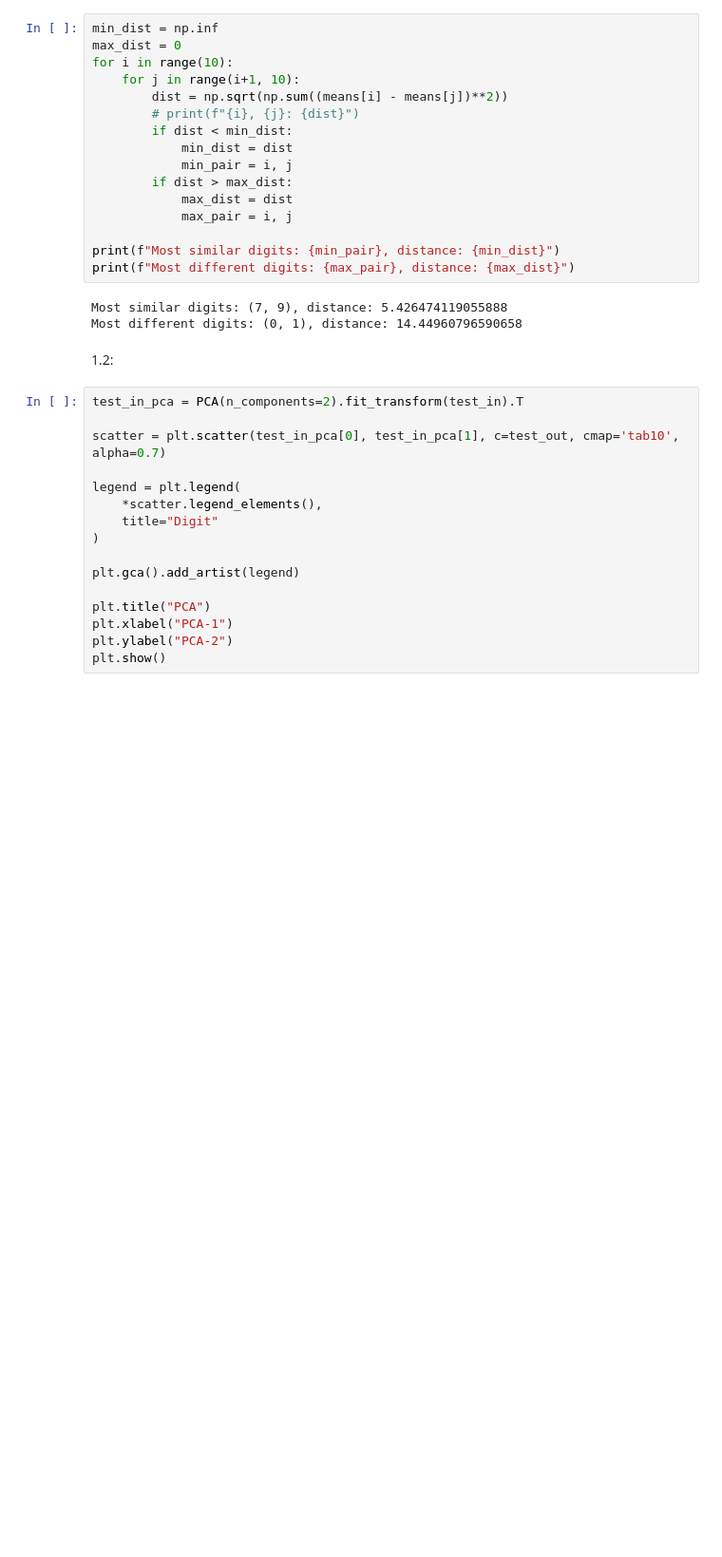
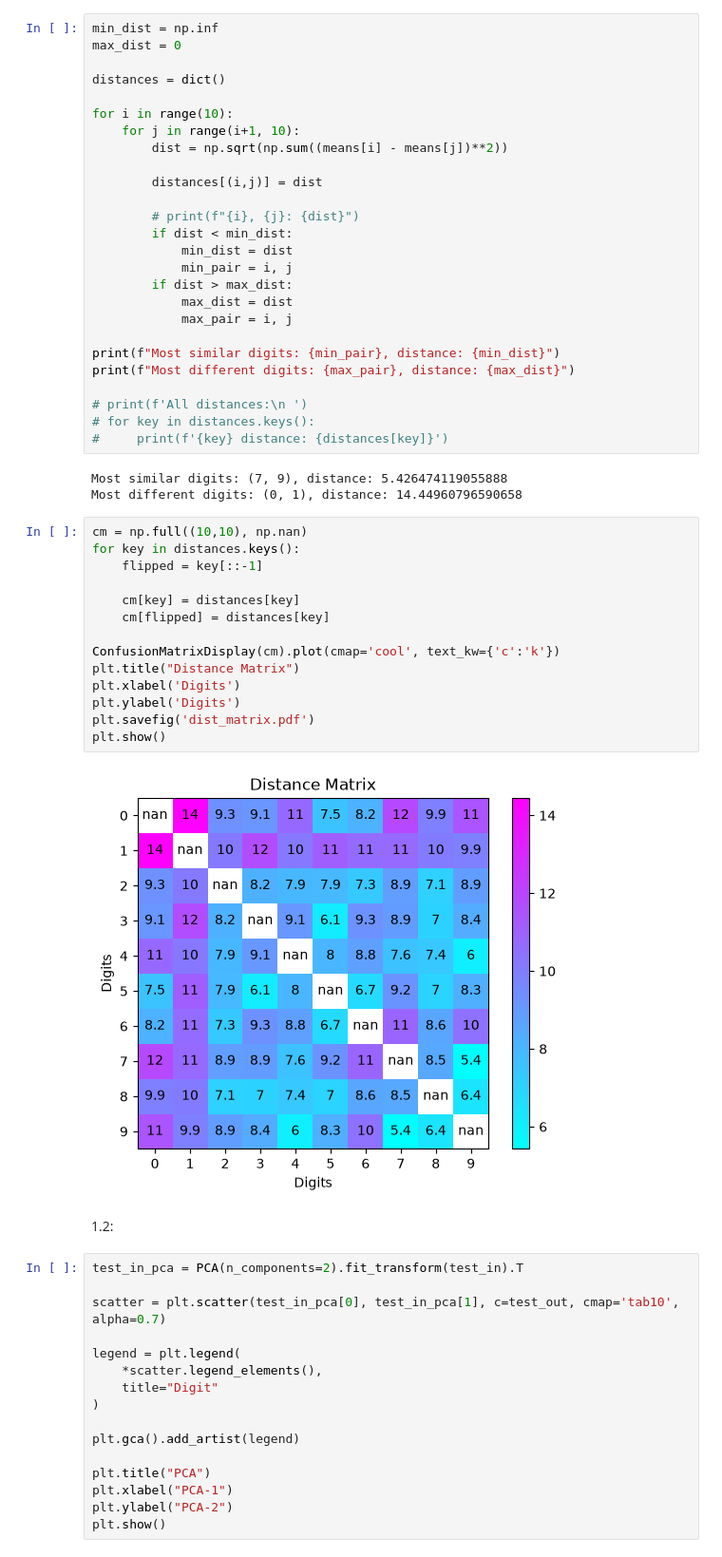
Before and after one commit to nielsklerk/IDL_Assignment0, a Jupyter notebook: task1.ipynb, the cells around one changed output. Shown at 95% size. Saved outputs shown, nothing was run; the diff lists cells and outputs as text; blank space fills up the shorter version.

Commit message:
Distance matrix

```diff
--- a/task1.ipynb
+++ b/task1.ipynb
@@ -30,9 +37,15 @@ for i in range(10):
 # %%
 min_dist = np.inf
 max_dist = 0
+
+distances = dict()
+
 for i in range(10):
     for j in range(i+1, 10):
         dist = np.sqrt(np.sum((means[i] - means[j])**2))
+
+        distances[(i,j)] = dist
+
         # print(f"{i}, {j}: {dist}")
         if dist < min_dist:
             min_dist = dist
@@ -43,9 +56,29 @@ for i in range(10):
 
 print(f"Most similar digits: {min_pair}, distance: {min_dist}")
 print(f"Most different digits: {max_pair}, distance: {max_dist}")
+
+# print(f'All distances:\n ')
+# for key in distances.keys():
+#     print(f'{key} distance: {distances[key]}')
 # %% [output]
 Most similar digits: (7, 9), distance: 5.426474119055888
 Most different digits: (0, 1), distance: 14.44960796590658
+# %%
+cm = np.full((10,10), np.nan)
+for key in distances.keys():
+    flipped = key[::-1]
+
+    cm[key] = distances[key]
+    cm[flipped] = distances[key]
+
+ConfusionMatrixDisplay(cm).plot(cmap='cool', text_kw={'c':'k'})
+plt.title("Distance Matrix")
+plt.xlabel('Digits')
+plt.ylabel('Digits')
+plt.savefig('dist_matrix.pdf')
+plt.show()
+# %% [output]
+[figure, added]
 # %% [markdown]
 1.2:
 # %%
```
Also changed, not shown: parts of 6 cells of this notebook, 1 other file.
